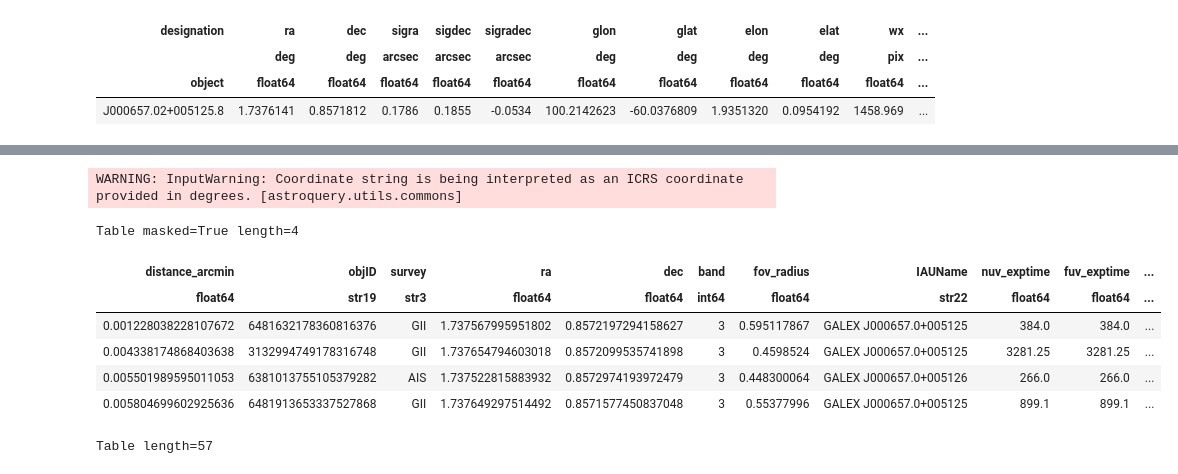
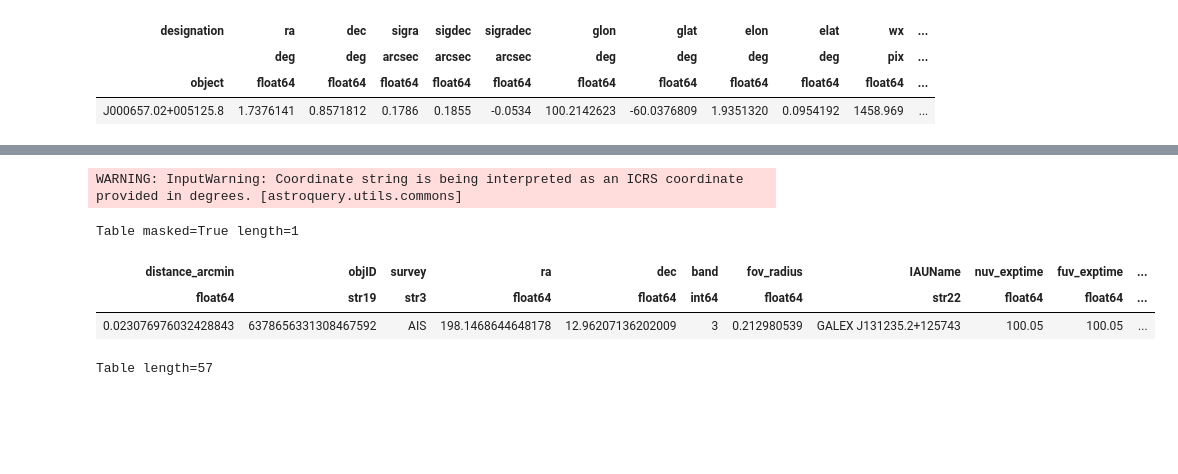
Before and after one commit to hol1m4n/HIIGalaxies, a Jupyter notebook: Spectral_synthesis/CIGALE/CIGALE entries.ipynb, the cells around one changed output, grey strips where cells are left out. Saved outputs shown, nothing was run; the diff lists cells and outputs as text; code cells hidden in the pictures; blank space fills up the shorter version.

Commit message:
CIGALE entries GALEX, SDSS, UKIDSS, WISE

```diff
--- a/Spectral_synthesis/CIGALE/CIGALE entries.ipynb
+++ b/Spectral_synthesis/CIGALE/CIGALE entries.ipynb
@@ -159,3 +331,16 @@ Ned.clear_cache()
+# %%
+snr_data = pd.read_csv('/home/holman/HIIGalaxies/Spectral_synthesis/optical_search_1036773.csv')
+for e in range(len(snr_data)):
+    plate,mjd,fiber,noise = snr_data['plate'].iloc[e],snr_data['mjd'].iloc[e],snr_data['fiberid'].iloc[e],snr_data['sn_median_r'].iloc[e]
+    def conv(n):
+        return int(n.replace("'",""))
+    plate,mjd,fiber = conv(plate),conv(mjd),conv(fiber)
+    index = DF[(DF['PLATE']==plate) & (DF['MJD']==mjd) & (DF['FIBERID']==fiber)].index
+    #print(index)
+    if not index.empty:
+        DF.at[index[0], 'sdss_snr'] = noise
+
+DF.to_csv('/home/holman/HIIGalaxies/Spectral_synthesis/HIIGsample_data.csv',index = False)
 # %%
 # Parece que hay que llamarlo primero afuera antes de usarlo en funciones
 
@@ -516,18 +881,15 @@ Table length=1
 # %%
-from astroquery.mast import Catalogs as Mastcat
 
-catalog_data = Mastcat.query_region(f"{DF['RA'][0]} {DF['DEC'][0]}", catalog="Galex", radius=0.0001)
+
+catalog_data = Mastcat.query_region(f"{DF['RA'][96]} {DF['DEC'][96]}", catalog="Galex", radius=5.0*u.arcsec)
 
 catalog_data
 # %% [output]
 WARNING: InputWarning: Coordinate string is being interpreted as an ICRS coordinate provided in degrees. [astroquery.utils.commons]
-Table masked=True length=4
+Table masked=True length=1
 | distance_arcmin | objID | survey | ra | dec | band | fov_radius | IAUName | nuv_exptime | fuv_exptime | ... |
 | float64 | str19 | str3 | float64 | float64 | int64 | float64 | str22 | float64 | float64 | ... |
-| 0.001228038228107672 | 6481632178360816376 | GII | 1.737567995951802 | 0.8572197294158627 | 3 | 0.595117867 | GALEX J000657.0+005125 | 384.0 | 384.0 | ... |
-| 0.004338174868403638 | 3132994749178316748 | GII | 1.737654794603018 | 0.8572099535741898 | 3 | 0.4598524 | GALEX J000657.0+005125 | 3281.25 | 3281.25 | ... |
-| 0.005501989595011053 | 6381013755105379282 | AIS | 1.737522815883932 | 0.8572974193972479 | 3 | 0.448300064 | GALEX J000657.0+005126 | 266.0 | 266.0 | ... |
-| 0.005804699602925636 | 6481913653337527868 | GII | 1.737649297514492 | 0.8571577450837048 | 3 | 0.55377996 | GALEX J000657.0+005125 | 899.1 | 899.1 | ... |
+| 0.023076976032428843 | 6378656331308467592 | AIS | 198.1468644648178 | 12.96207136202009 | 3 | 0.212980539 | GALEX J131235.2+125743 | 100.05 | 100.05 | ... |
 # %%
 result_table = Ned.get_table("WISEA J082722.53+202613.0", table='photometry')
 
```
Also changed, not shown: parts of 23 cells of this notebook, 32 other files.
